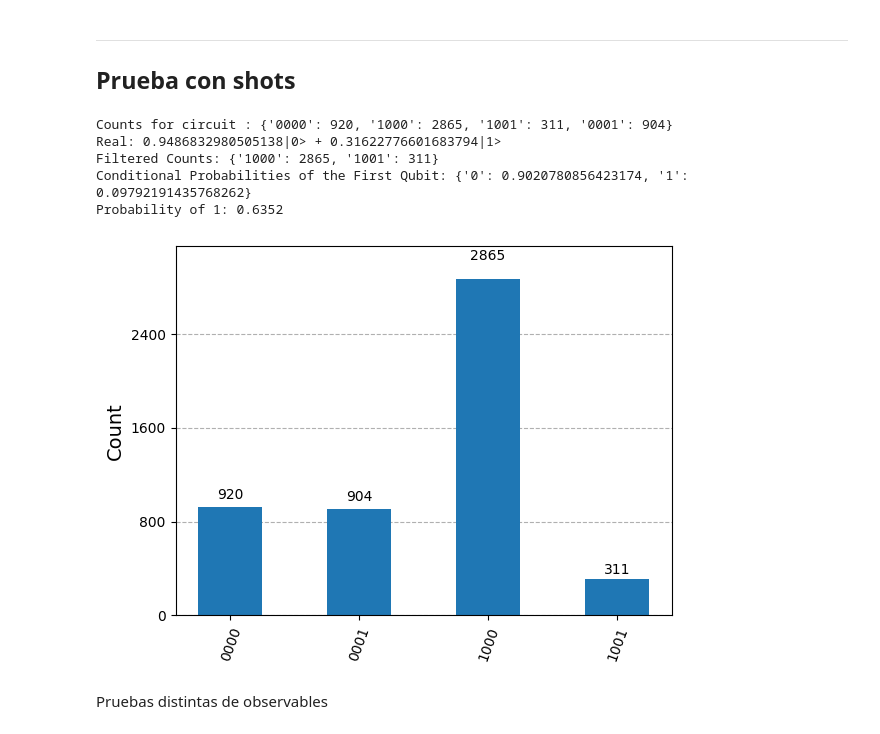
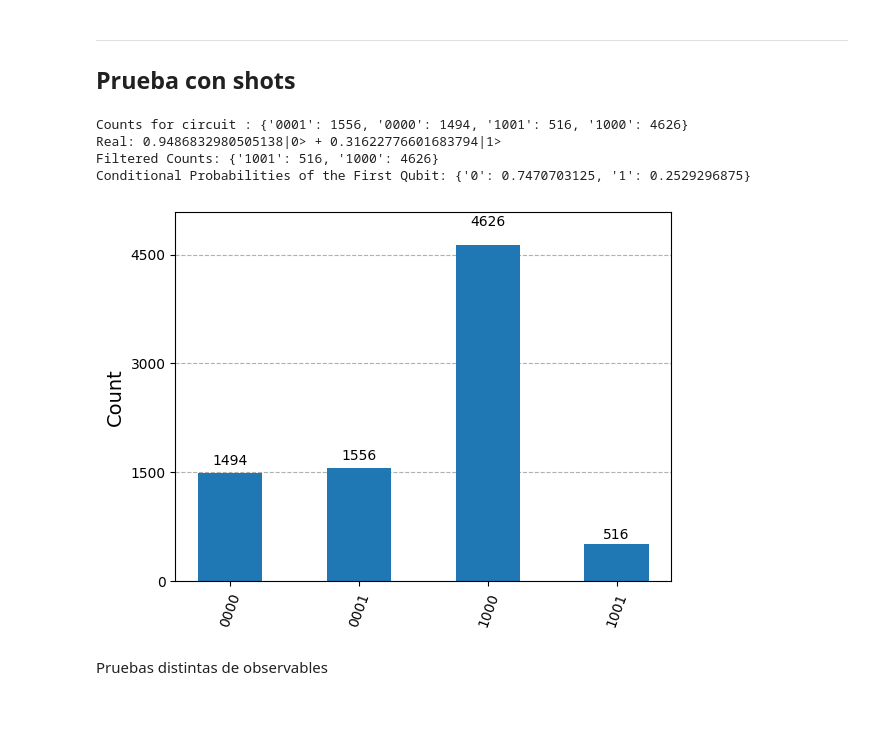
Before and after one commit to Nicofero/CITMAGA, a Jupyter notebook: Pruebas_Qiskit.ipynb, the cells around one changed output. Saved outputs shown, nothing was run; the diff lists cells and outputs as text; code cells hidden in the pictures.

```diff
--- a/Pruebas_Qiskit.ipynb
+++ b/Pruebas_Qiskit.ipynb
@@ -255,13 +255,3 @@ def build_circuit(matrix, vector, tolerance: float, flag: bool, meas: bool = Fal
     #         qc.measure(ql[i],cr[i])
     #     qc.measure(qf,cr[-1])
     return qc
-# %%
-vector = np.array([1,0])
-matrix = tridiag_matrix(1,-1/3,2)
-hhl = build_circuit(matrix,vector,10e-2,True)
-statevector = Statevector(hhl)
-st=np.array(statevector)
-for ampl in st:
-    print(ampl,"\n")
-sol = np.array([st[8].real,st[9].real])
-sol
@@ -443,42 +410,40 @@ from qiskit_aer.primitives import SamplerV2
 
 sim = AerSimulator()
 hhl_meas = hhl
 hhl_meas.measure_all()
 
 hhl_meas = transpile(hhl,sim)
 
 sampler = SamplerV2()
 
-job = sampler.run([hhl_meas],shots=5000)
+job = sampler.run([hhl_meas],shots=8192)
 job_result = job.result()
 counts=job_result[0].data.meas.get_counts()
 print(f"Counts for circuit : {job_result[0].data.meas.get_counts()}")
 print(f"Real: {3/np.sqrt(10)}|0> + {1/np.sqrt(10)}|1>")
 
 filtered_counts = {k: v for k, v in job_result[0].data.meas.get_counts().items() if k[0] == '1'}
 total_filtered_counts = sum(filtered_counts.values())
 prob_amplitudes = { '0': 0, '1': 0 }
 
-for outcome, count in filtered_counts.items():
+for outcome, count in counts.items():
     first_qubit_state = outcome[-1]  # Get the state of the first qubit
-    prob_amplitudes[first_qubit_state] += count / total_filtered_counts
+    prob_amplitudes[first_qubit_state] += count / 8192
 
 
 obs=create_observable(hhl)
 norm2=calculate_expectation_value_from_counts(filtered_counts,obs)
 
 print("Filtered Counts:", filtered_counts)
 print("Conditional Probabilities of the First Qubit:", prob_amplitudes)
-print(f"Probability of 1: {total_filtered_counts/5000}")
 
 plot_histogram(job_result[0].data.meas.get_counts())
 # %% [output]
-Counts for circuit : {'0000': 920, '1000': 2865, '1001': 311, '0001': 904}
+Counts for circuit : {'0001': 1556, '0000': 1494, '1001': 516, '1000': 4626}
 Real: 0.9486832980505138|0> + 0.31622776601683794|1>
-Filtered Counts: {'1000': 2865, '1001': 311}
-Conditional Probabilities of the First Qubit: {'0': 0.9020780856423174, '1': 0.09792191435768262}
-Probability of 1: 0.6352
+Filtered Counts: {'1001': 516, '1000': 4626}
+Conditional Probabilities of the First Qubit: {'0': 0.7470703125, '1': 0.2529296875}
-[figure, old version]
+[figure, new version]
 # %% [markdown]
 Pruebas distintas de observables
 # %%
```
Also changed, not shown: parts of 10 cells of this notebook.
